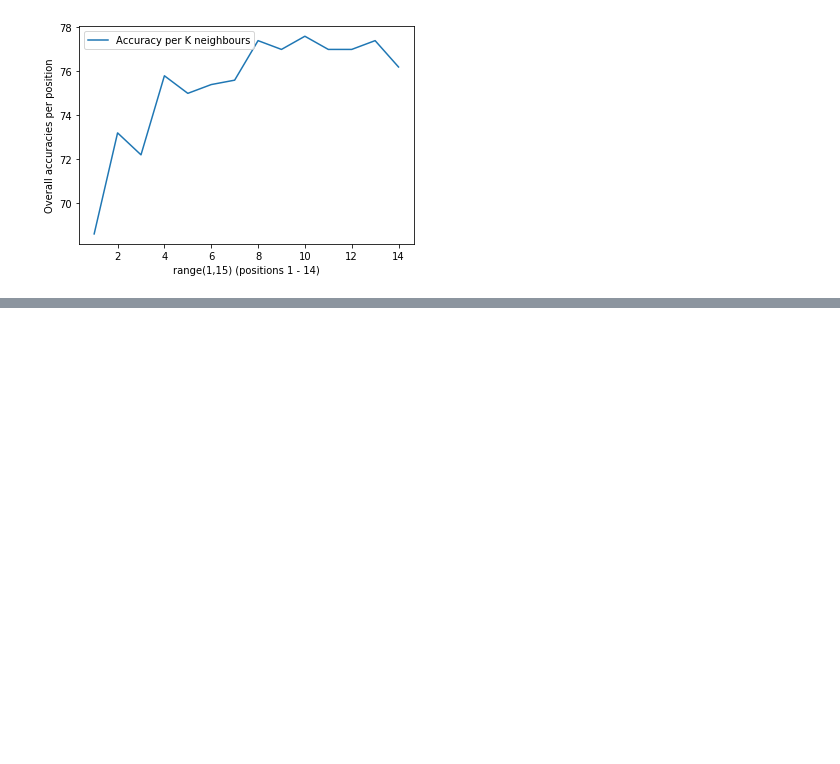
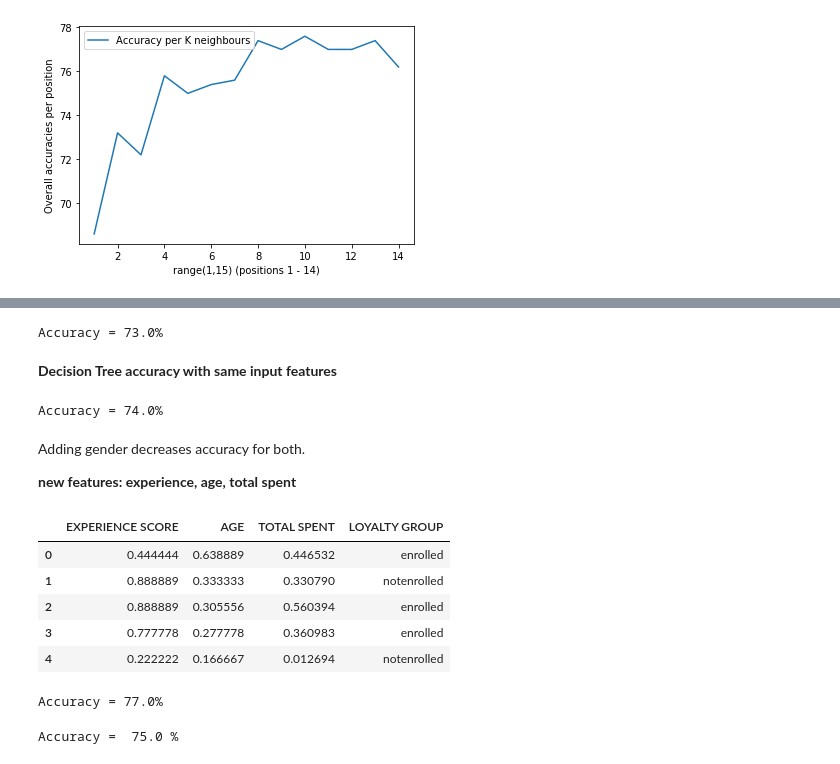
Before and after one commit to CikuKariuki/Retailer-X, a Jupyter notebook: analysis/Retailer X.ipynb, the cells around one changed output, grey strips where cells are left out. Saved outputs shown, nothing was run; the diff lists cells and outputs as text; code cells hidden in the pictures; blank space fills up the shorter version.

```diff
--- a/analysis/Retailer X.ipynb
+++ b/analysis/Retailer X.ipynb
@@ -930,0 +962,29 @@ plt.legend(['Accuracy per K neighbours'], loc = "upper left")
+# %%
+knn_classifier.fit(X_train,np.ravel(Y_train))
+knn_predicted = knn_classifier.predict(X_test)
+acc = metrics.accuracy_score(Y_test, knn_predicted)
+print("Accuracy = " + str(acc*100) + "%")
+# %% [output]
+Accuracy = 73.0%
+# %% [markdown]
+**Decision Tree accuracy with same input features**
+# %%
+dt_classifier = DecisionTreeClassifier(criterion = 'entropy', random_state = 0)
+dt_classifier.fit(X_train,Y_train)
+dt_predicted = dt_classifier.predict(X_test)
+acc = metrics.accuracy_score(Y_test, dt_predicted)
+print("Accuracy = " +str(acc*100) + "%")
+# %% [output]
+Accuracy = 74.0%
+# %% [markdown]
+Adding gender decreases accuracy for both.
+
+**new features: experience, age, total spent**
+# %%
+classification_df = customer_all_view[['EXPERIENCE SCORE', 'AGE', 'TOTAL SPENT']]
+classification_df_column_names = classification_df.columns.values
+# %%
+classification_df = preprocessing.minmax_scale(classification_df)
+classification_df = pd.DataFrame(classification_df, columns=classification_df_column_names)
+# %%
+classification_df = pd.concat([classification_df, target_var], axis = 1)
@@ -930,0 +994,26 @@ plt.legend(['Accuracy per K neighbours'], loc = "upper left")
+# %%
+classification_df.head()
+# %% [output]
+|  | EXPERIENCE SCORE | AGE | TOTAL SPENT | LOYALTY GROUP |
+| 0 | 0.444444 | 0.638889 | 0.446532 | enrolled |
+| 1 | 0.888889 | 0.333333 | 0.330790 | notenrolled |
+| 2 | 0.888889 | 0.305556 | 0.560394 | enrolled |
+| 3 | 0.777778 | 0.277778 | 0.360983 | enrolled |
+| 4 | 0.222222 | 0.166667 | 0.012694 | notenrolled |
+# %%
+knn_classifier = KNeighborsClassifier(n_neighbors=10)
+knn_classifier.fit(X_train,np.ravel(Y_train))
+knn_predicted = knn_classifier.predict(X_test)
+acc = metrics.accuracy_score(Y_test, knn_predicted)
+print("Accuracy = " + str(acc*100) + "%")
+# %% [output]
+Accuracy = 77.0%
+# %%
+# Decision Tree
+dt_classifier = DecisionTreeClassifier(criterion = 'entropy', random_state=0)
+dt_classifier.fit(X_train,Y_train)
+dt_predicted = dt_classifier.predict(X_test)
+acc = metrics.accuracy_score(Y_test, dt_predicted)
+print("Accuracy = ", str(acc*100), "%")
+# %% [output]
+Accuracy =  75.0 %
```
Also changed, not shown: parts of 29 cells of this notebook.
